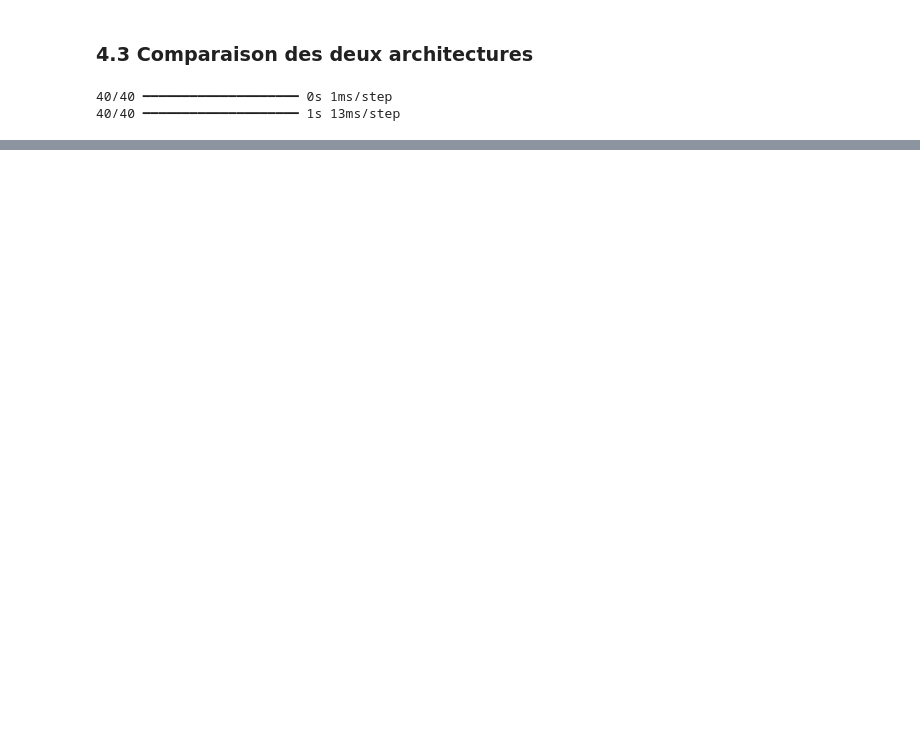
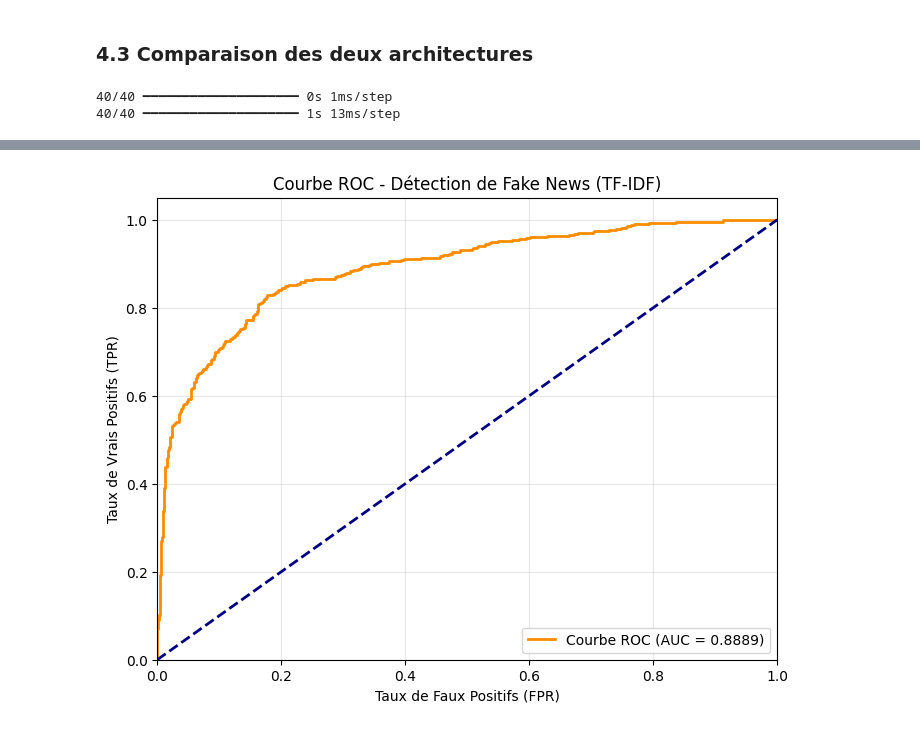
Before and after one commit to Solangele/CDSD_ecf4, a Jupyter notebook: notebook/ecf_fake_news.ipynb, the cells around one changed output, grey strips where cells are left out. Cells and saved outputs as stored; diff of their text form; code cells hidden in the pictures; blank space fills up the shorter version.

```diff
--- a/notebook/ecf_fake_news.ipynb
+++ b/notebook/ecf_fake_news.ipynb
@@ -718,0 +754,19 @@ display(HTML(df_comparaison.to_html(index=False)))
+# %%
+y_pred_prob = model_tfidf.predict(X_test.toarray()).ravel()
+
+fpr, tpr, thresholds = roc_curve(y_test, y_pred_prob)
+roc_auc = auc(fpr, tpr)
+
+plt.figure(figsize=(8, 6))
+plt.plot(fpr, tpr, color='darkorange', lw=2, label=f'Courbe ROC (AUC = {roc_auc:.4f})')
+plt.plot([0, 1], [0, 1], color='navy', lw=2, linestyle='--')
+
+plt.xlim([0.0, 1.0])
+plt.ylim([0.0, 1.05])
+plt.xlabel('Taux de Faux Positifs (FPR)')
+plt.ylabel('Taux de Vrais Positifs (TPR)')
+plt.title('Courbe ROC - Détection de Fake News (TF-IDF)')
+plt.legend(loc="lower right")
+plt.grid(alpha=0.3)
+plt.show()
+# %% [output]
@@ -718,0 +774 @@ display(HTML(df_comparaison.to_html(index=False)))
+[figure, added]
```
Also changed, not shown: parts of 17 cells of this notebook, 2 other files.
